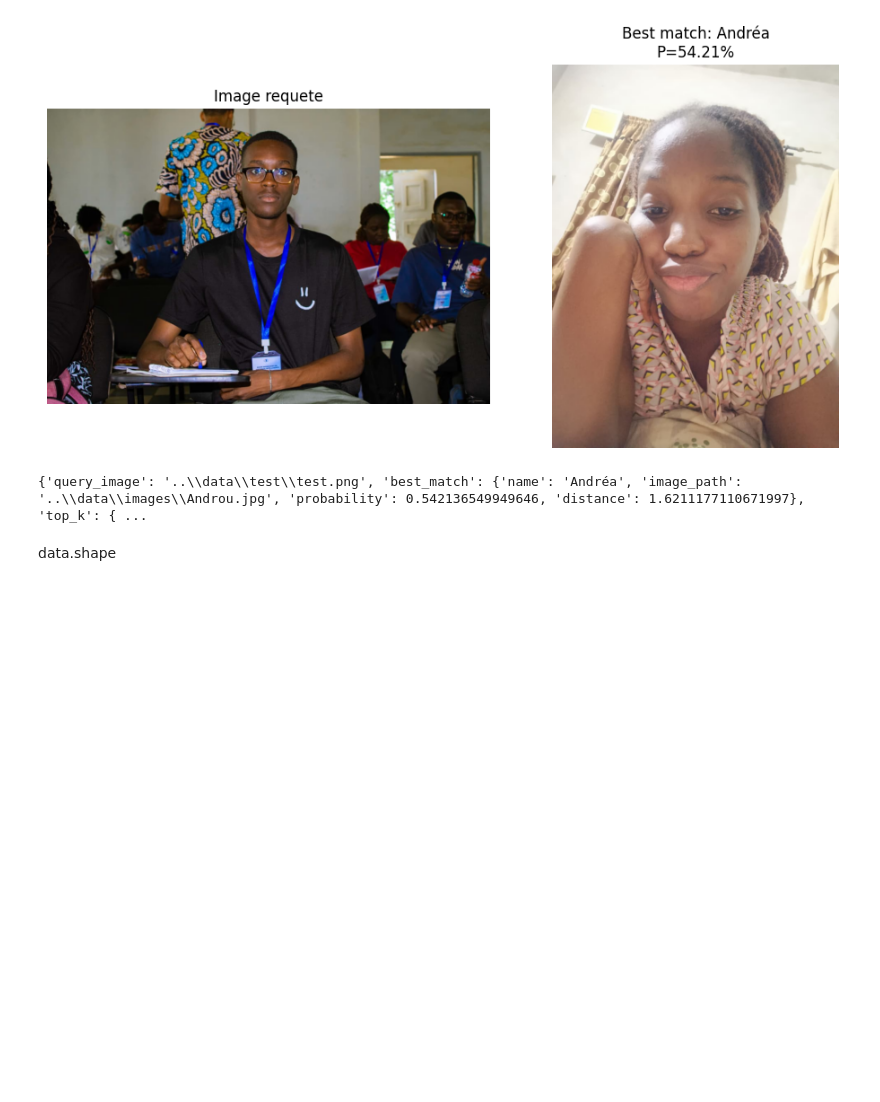
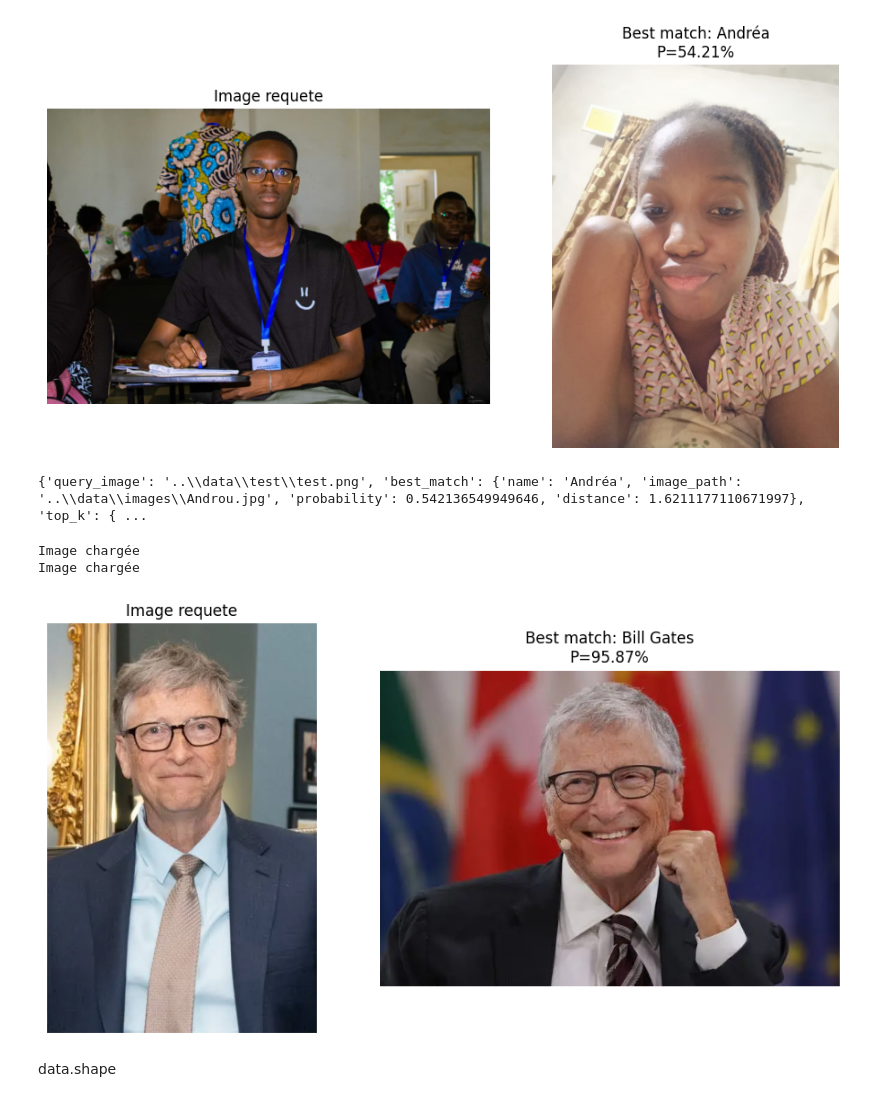
Before and after one commit to FreudArthur/DeepScan, a Jupyter notebook: source/essai.ipynb, the cells around one changed output. Cells and saved outputs as stored; diff of their text form; code cells hidden in the pictures; blank space fills up the shorter version.

```diff
--- a/source/essai.ipynb
+++ b/source/essai.ipynb
@@ -591,9 +587,13 @@ array([9.9130869e-01, 4.2101471e-03, 2.3889958e-03, 1.4052667e-03,
 # %%
 # Fonction pour recuperer les correspondances les plus similaires
 # et retourner un dictionnaire ordonne par similarite.
-def find_path(mapping: str, results: dict, top_k: int | None = None, temperature: float = 0.3):
+def find_path(mapping, results: dict, top_k: int | None = None, temperature: float = 0.3):
     """
     Retourne un dictionnaire ordonne des meilleurs matches FAISS.
+
+    mapping peut etre:
+    - un chemin vers mapping.json
+    - un dictionnaire deja charge en memoire
 
     Format de sortie:
     {0: {"name": ..., "image_path": ..., "probability": ..., "distance": ...}, ...}
@@ -620,9 +620,15 @@ def find_path(mapping: str, results: dict, top_k: int | None = None, temperature
             f"Incoherence entre indices ({indices.shape[0]}) et distances ({distances.shape[0]})."
         )
 
-    mapping_data = load_mapping_strictly(mapping)
+    if isinstance(mapping, dict):
+        mapping_data = mapping
+    elif isinstance(mapping, str):
+        mapping_data = load_mapping_strictly(mapping)
+    else:
+        raise TypeError("mapping doit etre un chemin (str) ou un dict deja charge.")
+
     if not isinstance(mapping_data, dict):
-        raise TypeError("Le fichier de mapping doit contenir un dictionnaire JSON.")
+        raise TypeError("Le mapping doit contenir un dictionnaire JSON.")
 
     valid_items = []
     for idx, distance in zip(indices.tolist(), distances.tolist()):
@@ -667,7 +673,7 @@ def find_path(mapping: str, results: dict, top_k: int | None = None, temperature
     return ordered_matches
 
 
-# Exemple d'utilisation
+# Exemple d'utilisation (chemin)
 matches = find_path(
     "..\\data\\mapping.json",
     results=calc_distance_with_faiss(database=database, vector=vector),
@@ -811,6 +880,19 @@ Image chargée
 Image chargée
 [figure]
 {'query_image': '..\\data\\test\\test.png', 'best_match': {'name': 'Andréa', 'image_path': '..\\data\\images\\Androu.jpg', 'probability': 0.542136549949646, 'distance': 1.6211177110671997}, 'top_k': { ...
+# %%
+result = recognize_face(
+    image_path="..\\data\\test\\image.png",
+    embeddings_path="..\\data\\embeddings.npy",
+    mapping_path="..\\data\\mapping.json",
+    k=5,
+    temperature=0.3,
+    show_best_match=True,
+)
+# %% [output]
+Image chargée
+Image chargée
+[figure, added]
 # %% [markdown]
 data.shape
 # %%
```
Also changed, not shown: parts of 7 cells of this notebook, 13 other files.
